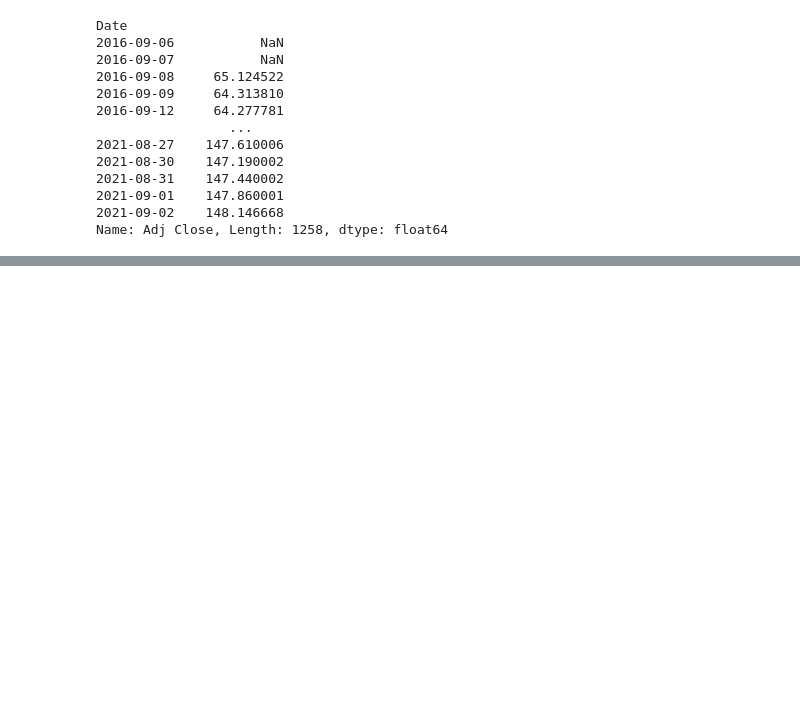
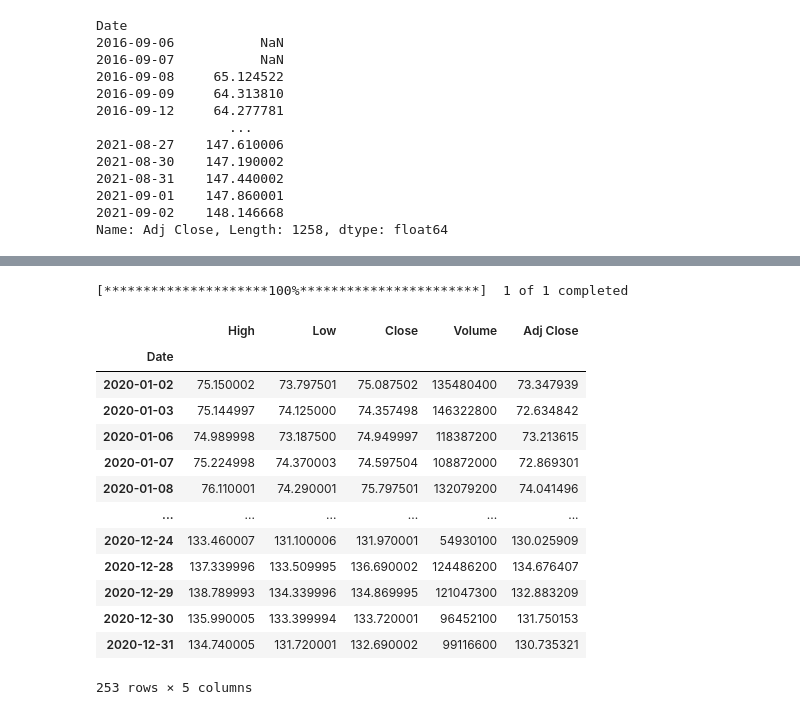
Before and after one commit to MJalingo/python_for_finance, a Jupyter notebook: Python-Finance-QuantConnect/05-Pandas-and-Finance/mynotes.ipynb, the cells around one changed output, grey strips where cells are left out. Cells and saved outputs as stored; diff of their text form; code cells hidden in the pictures; blank space fills up the shorter version.

```diff
--- a/Python-Finance-QuantConnect/05-Pandas-and-Finance/mynotes.ipynb
+++ b/Python-Finance-QuantConnect/05-Pandas-and-Finance/mynotes.ipynb
@@ -313,0 +308,5 @@ aa
+# %%
+apple_df = yf.download("AAPL",start="2020-01-01",
+            end="2021-01-01")
+# %% [output]
+[*********************100%***********************]  1 of 1 completed
@@ -313,0 +317,17 @@ aa
+# %%
+apple
+# %% [output]
+|  | High | Low | Close | Volume | Adj Close |
+| Date |  |  |  |  |  |
+| 2020-01-02 | 75.150002 | 73.797501 | 75.087502 | 135480400 | 73.347939 |
+| 2020-01-03 | 75.144997 | 74.125000 | 74.357498 | 146322800 | 72.634842 |
+| 2020-01-06 | 74.989998 | 73.187500 | 74.949997 | 118387200 | 73.213615 |
+| 2020-01-07 | 75.224998 | 74.370003 | 74.597504 | 108872000 | 72.869301 |
+| 2020-01-08 | 76.110001 | 74.290001 | 75.797501 | 132079200 | 74.041496 |
+| ... | ... | ... | ... | ... | ... |
+| 2020-12-24 | 133.460007 | 131.100006 | 131.970001 | 54930100 | 130.025909 |
+| 2020-12-28 | 137.339996 | 133.509995 | 136.690002 | 124486200 | 134.676407 |
+| 2020-12-29 | 138.789993 | 134.339996 | 134.869995 | 121047300 | 132.883209 |
+| 2020-12-30 | 135.990005 | 133.399994 | 133.720001 | 96452100 | 131.750153 |
+| 2020-12-31 | 134.740005 | 131.720001 | 132.690002 | 99116600 | 130.735321 |
+253 rows × 5 columns
```
Also changed, not shown: parts of 24 cells of this notebook, 3 other files.
